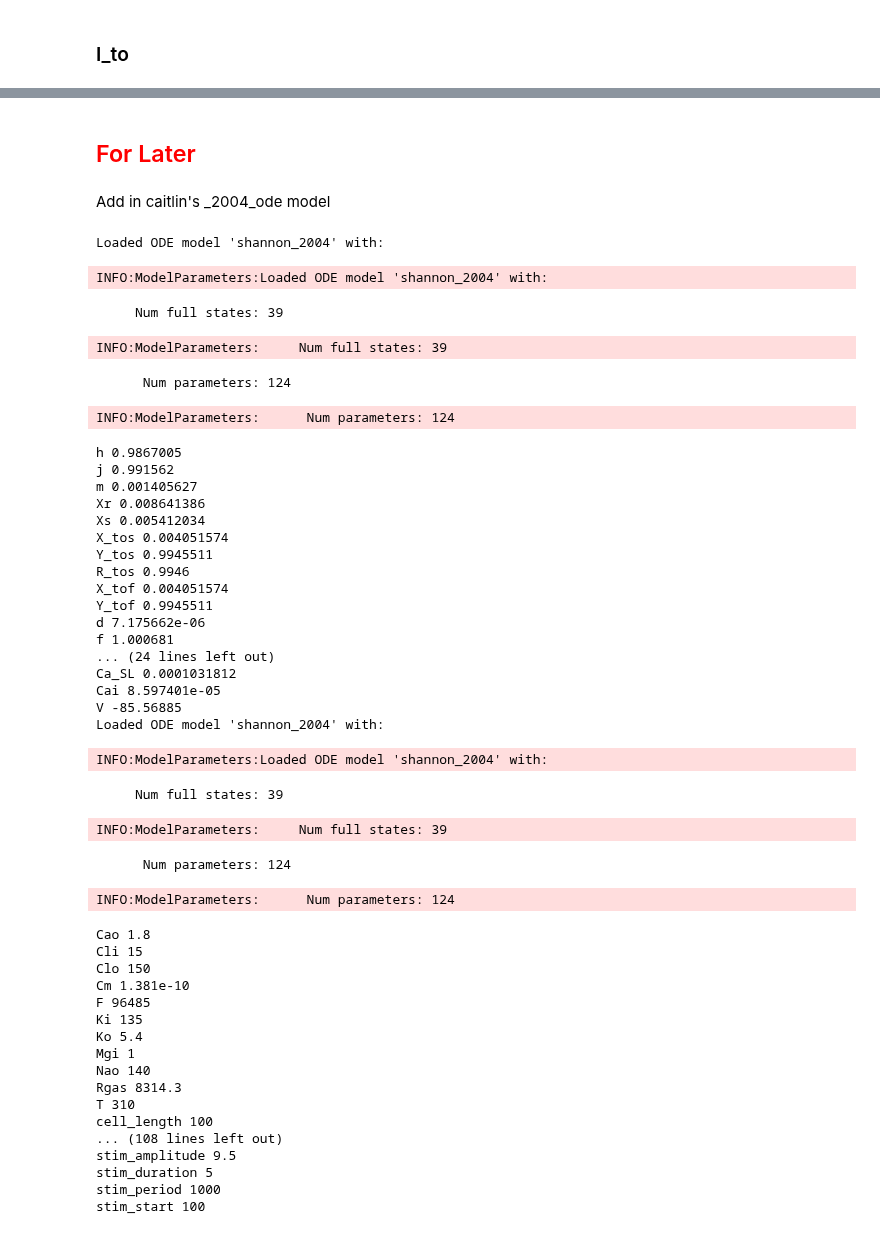
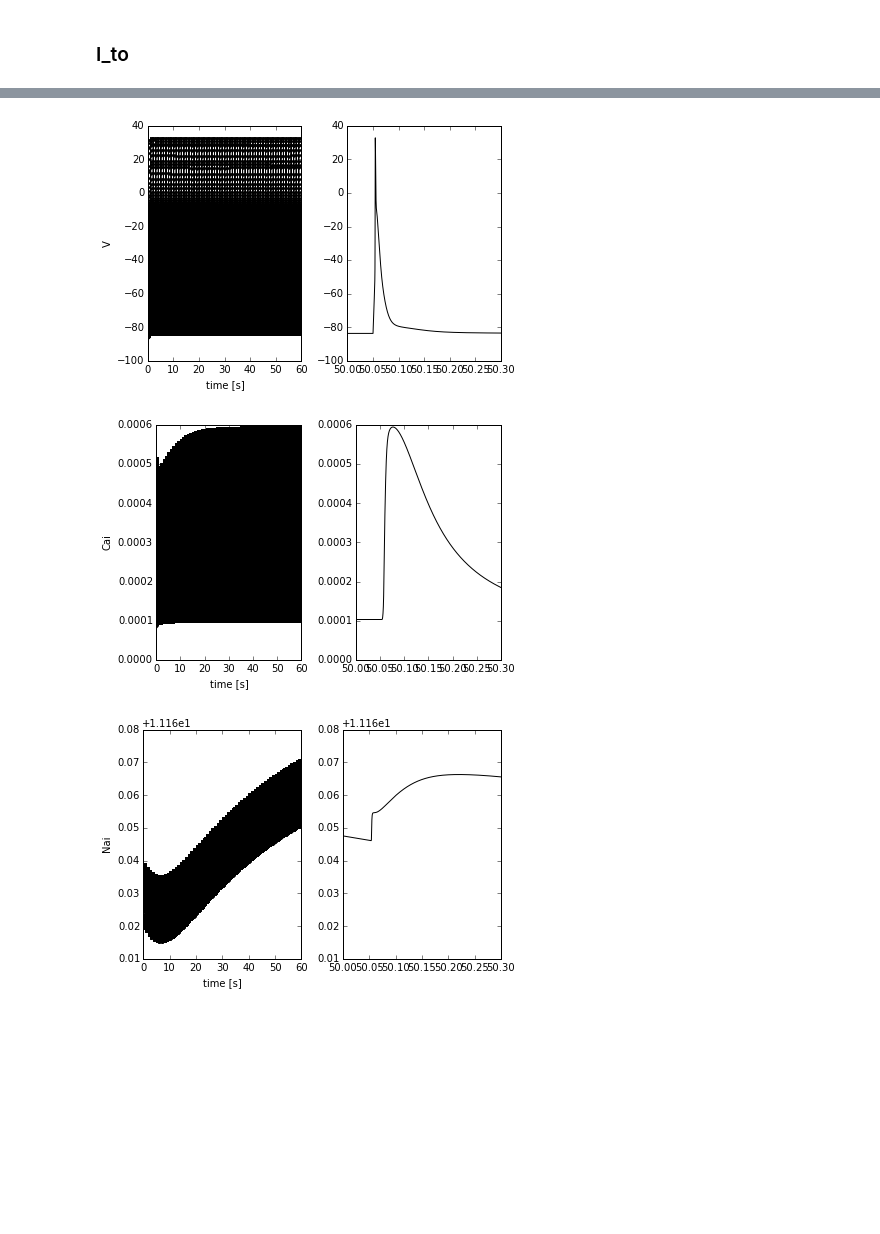
Before and after one commit to huskeypm/wholecell, a Jupyter notebook: morotti_rabbit_compare.ipynb, the cells around one changed output, grey strips where cells are left out. Cells and saved outputs as stored; diff of their text form; code cells hidden in the pictures; blank space fills up the shorter version.

```diff
--- a/morotti_rabbit_compare.ipynb
+++ b/morotti_rabbit_compare.ipynb
@@ -133,7 +143,9 @@ caseExtended.data = ao.readPickle(caseExtended.fileName)
 # %%
 states = ["V", "Cai", "Nai"]
 for i,state in enumerate(states):
   ao.PlotPickleData(caseExtended.data,idxName=state,
-                          label1=state,trange=trange)
+                          label1=state,trange=[50e3,50.3e3])
+# %% [output]
+[figure, added]
+[figure, added]
+[figure, added]
-# %% [markdown]
-## <font color=red> For Later </font>
@@ -142,52 +151,0 @@ from runShannonTest import *
-# %% [markdown]
-Add in caitlin's _2004_ode model
-# %%
-import gotranUtil as gU
-gU.PrintStates()
-gU.PrintParams()
-# %% [output]
-Loaded ODE model 'shannon_2004' with:
-INFO:ModelParameters:Loaded ODE model 'shannon_2004' with:
-     Num full states: 39
-INFO:ModelParameters:     Num full states: 39
-      Num parameters: 124
-INFO:ModelParameters:      Num parameters: 124
-h 0.9867005
-j 0.991562
-m 0.001405627
-Xr 0.008641386
-Xs 0.005412034
-X_tos 0.004051574
-Y_tos 0.9945511
-R_tos 0.9946
-X_tof 0.004051574
-Y_tof 0.9945511
-d 7.175662e-06
-f 1.000681
-... (24 lines left out)
-Ca_SL 0.0001031812
-Cai 8.597401e-05
-V -85.56885
-Loaded ODE model 'shannon_2004' with:
-INFO:ModelParameters:Loaded ODE model 'shannon_2004' with:
-     Num full states: 39
-INFO:ModelParameters:     Num full states: 39
-      Num parameters: 124
-INFO:ModelParameters:      Num parameters: 124
-Cao 1.8
-Cli 15
-Clo 150
-Cm 1.381e-10
-F 96485
-Ki 135
-Ko 5.4
-Mgi 1
-Nao 140
-Rgas 8314.3
-T 310
-cell_length 100
-... (108 lines left out)
-stim_amplitude 9.5
-stim_duration 5
-stim_period 1000
-stim_start 100
```
Also changed, not shown: parts of 15 cells of this notebook, 2 other files.
